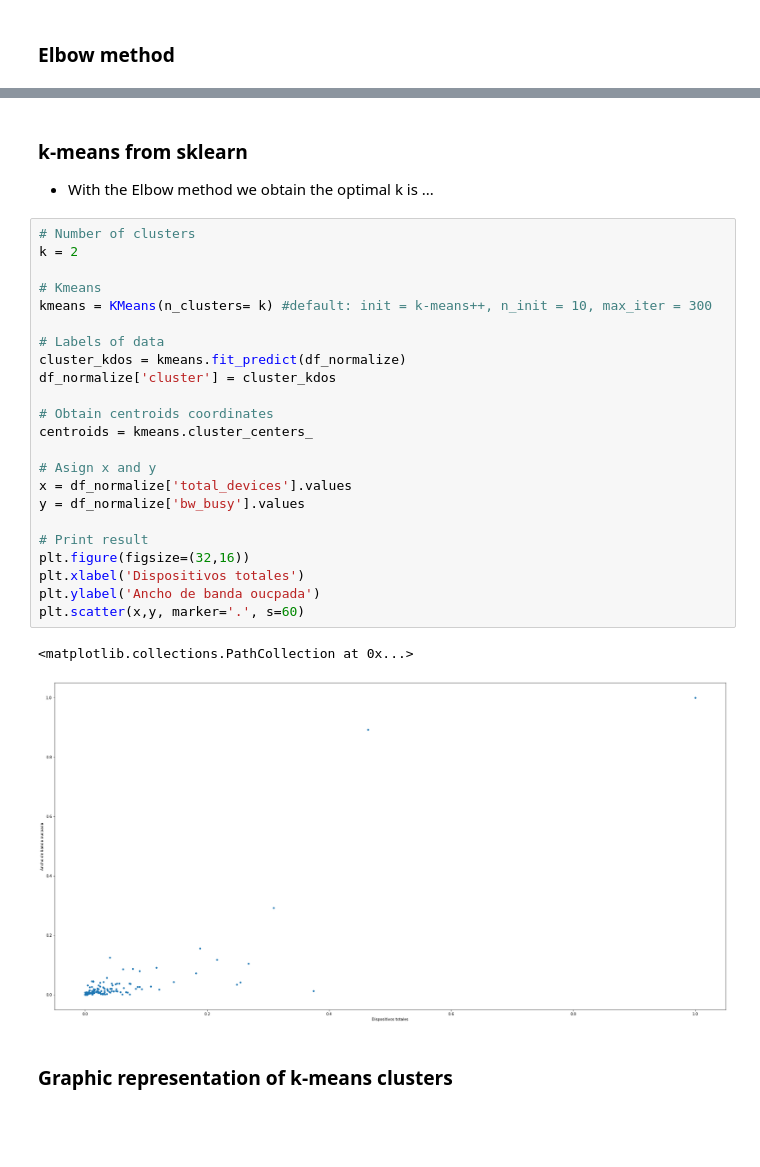
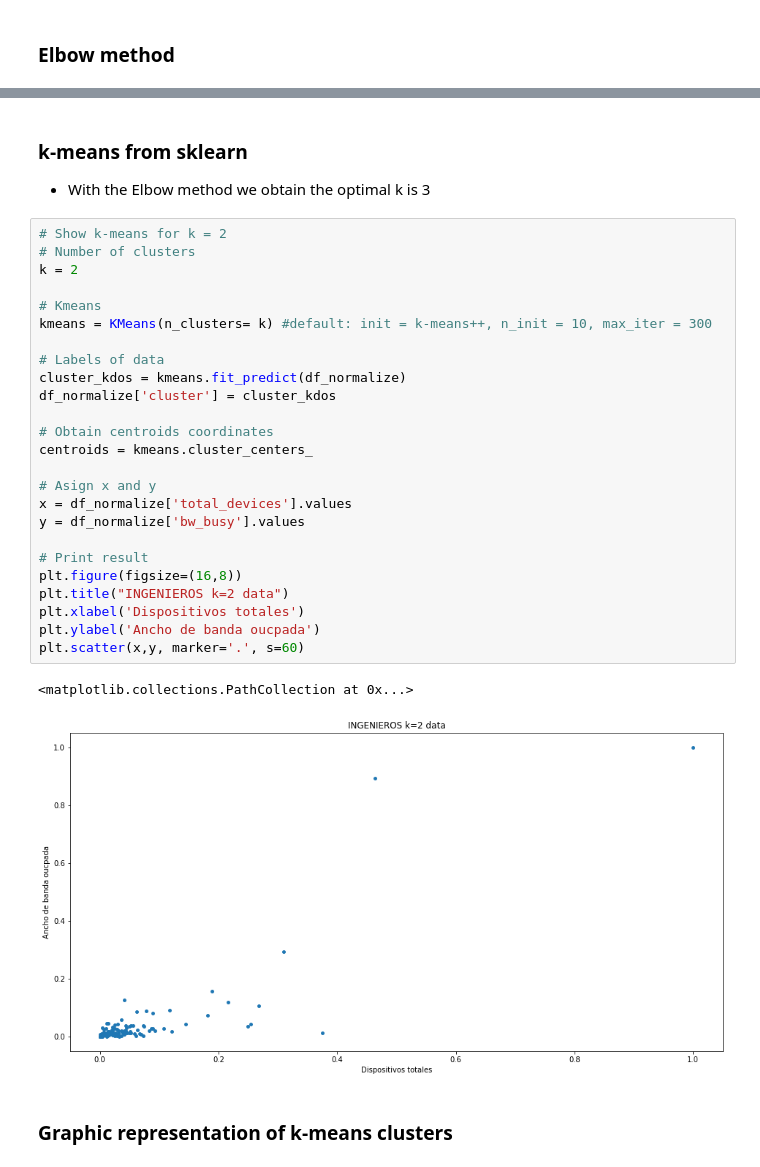
Before and after one commit to alvaroanua/TFG, a Jupyter notebook: Kmean/KMEAN_ehu_Bilbao_Ingenieros.ipynb, the cells around one changed output, grey strips where cells are left out. Drawn from its saved outputs; the diff is of its cells as text; blank space fills up the shorter version.

Commit message:
Kmean EHU Ingenieros terminada

```diff
--- a/Kmean/KMEAN_ehu_Bilbao_Ingenieros.ipynb
+++ b/Kmean/KMEAN_ehu_Bilbao_Ingenieros.ipynb
@@ -152,33 +149,35 @@ plt.show()
 [figure]
 # %% [markdown]
 ### k-means from sklearn
-* With the Elbow method we obtain the optimal k is ...
+* With the Elbow method we obtain the optimal k is 3
 # %%
+# Show k-means for k = 2
 # Number of clusters
 k = 2
 
 # Kmeans
 kmeans = KMeans(n_clusters= k) #default: init = k-means++, n_init = 10, max_iter = 300
 
 # Labels of data
 cluster_kdos = kmeans.fit_predict(df_normalize)
 df_normalize['cluster'] = cluster_kdos
 
 # Obtain centroids coordinates
 centroids = kmeans.cluster_centers_
 
 # Asign x and y
 x = df_normalize['total_devices'].values
 y = df_normalize['bw_busy'].values
 
 # Print result
-plt.figure(figsize=(32,16))
+plt.figure(figsize=(16,8))
+plt.title("INGENIEROS k=2 data")
 plt.xlabel('Dispositivos totales')
 plt.ylabel('Ancho de banda oucpada')
 plt.scatter(x,y, marker='.', s=60)
 # %% [output]
 <matplotlib.collections.PathCollection at 0x...>
-[figure, old version]
+[figure, new version]
 # %% [markdown]
 ### Graphic representation of k-means clusters
 # %%
```
Also changed, not shown: parts of 7 cells of this notebook.
